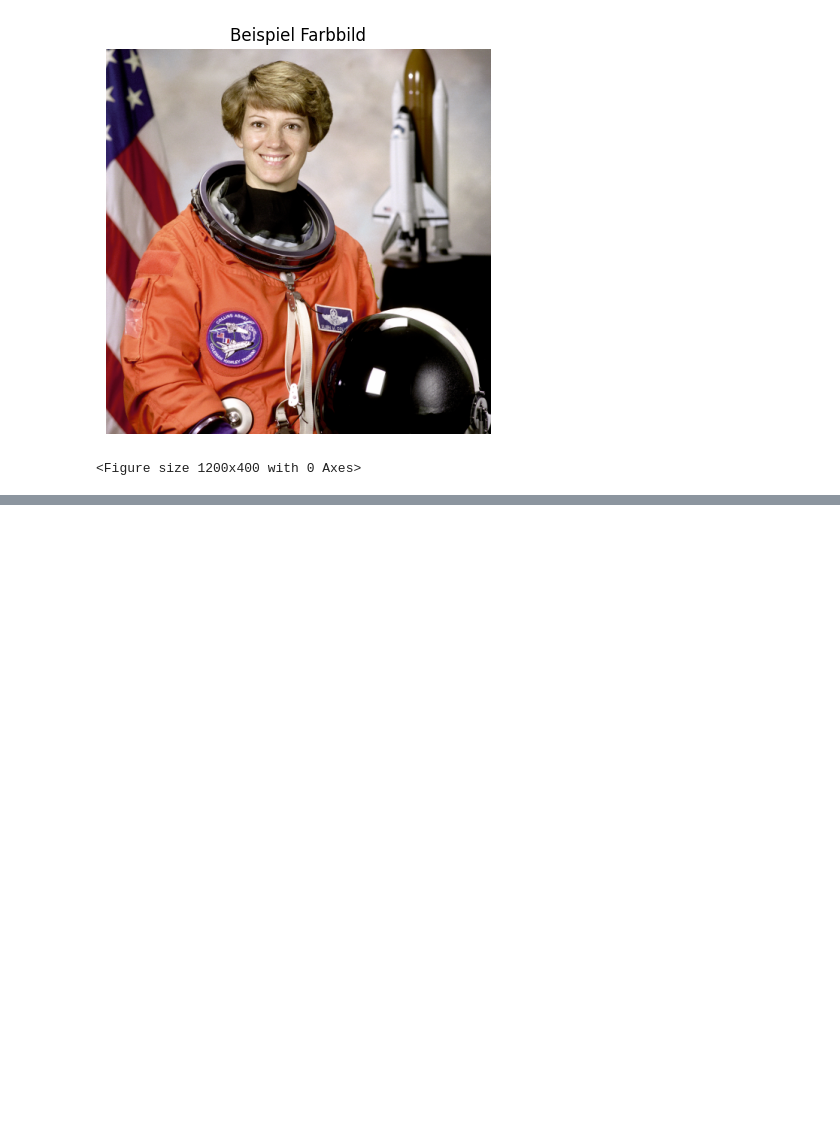
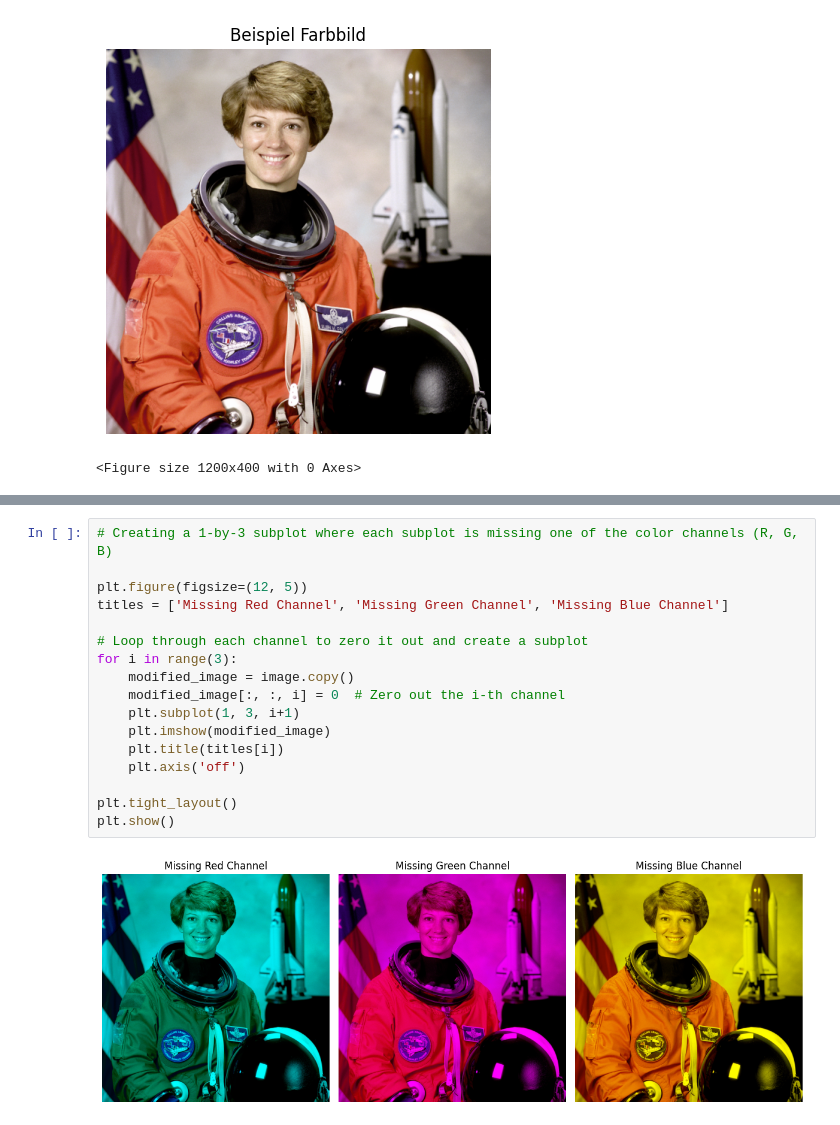
Before and after one commit to dorianprill/schuelerworkshop-image-filter, a Jupyter notebook: workshop-image-filter.ipynb, the cells around one changed output, grey strips where cells are left out. Saved outputs shown, nothing was run; the diff lists cells and outputs as text; blank space fills up the shorter version.

Commit message:
add channel filter function, text descriptions

```diff
--- a/workshop-image-filter.ipynb
+++ b/workshop-image-filter.ipynb
@@ -90,3 +128,22 @@ plt.tight_layout()
 plt.show()
 # %% [output]
 [figure]
+# %%
+# Creating a 1-by-3 subplot where each subplot is missing one of the color channels (R, G, B)
+
+plt.figure(figsize=(12, 5))
+titles = ['Missing Red Channel', 'Missing Green Channel', 'Missing Blue Channel']
+
+# Loop through each channel to zero it out and create a subplot
+for i in range(3):
+    modified_image = image.copy()
+    modified_image[:, :, i] = 0  # Zero out the i-th channel
+    plt.subplot(1, 3, i+1)
+    plt.imshow(modified_image)
+    plt.title(titles[i])
+    plt.axis('off')
+
+plt.tight_layout()
+plt.show()
+# %% [output]
+[figure, added]
```
Also changed, not shown: parts of 9 cells of this notebook, 1 other file.
